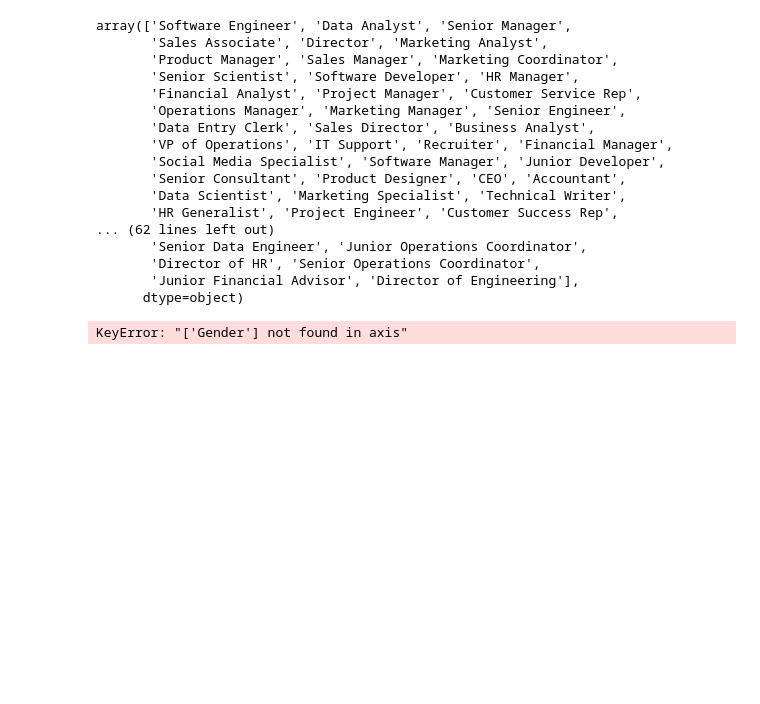
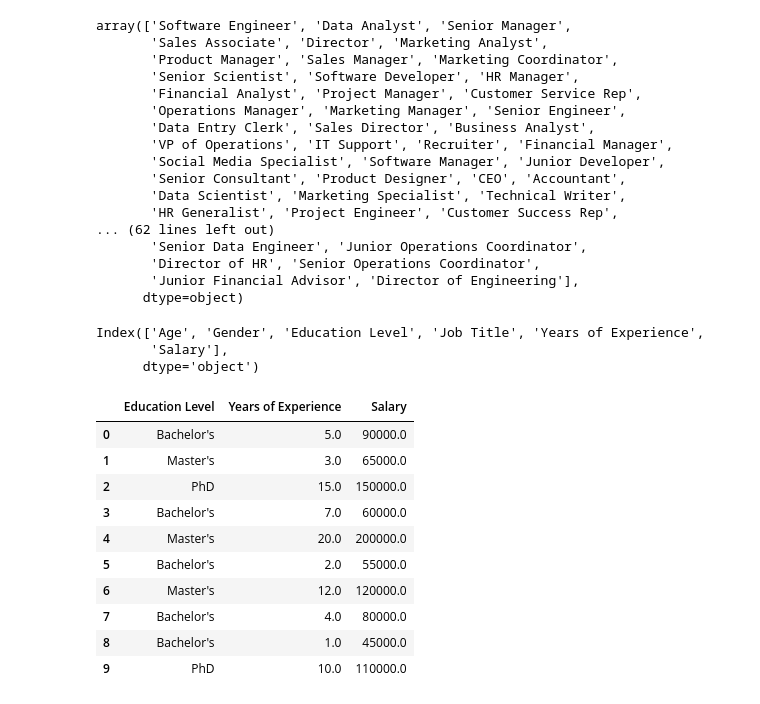
Before and after one commit to mayankanand2701/PredictXpert, a Jupyter notebook: Models/Salary Prediction Code.ipynb, the cells around one changed output. Drawn from its saved outputs; the diff is of its cells as text; code cells hidden in the pictures; blank space fills up the shorter version.

```diff
--- a/Models/Salary Prediction Code.ipynb
+++ b/Models/Salary Prediction Code.ipynb
@@ -120,8 +120,24 @@ array(['Software Engineer', 'Data Analyst', 'Senior Manager',
        'Director of HR', 'Senior Operations Coordinator',
        'Junior Financial Advisor', 'Director of Engineering'],
       dtype=object)
+# %%
+df1.columns
+# %% [output]
+Index(['Age', 'Gender', 'Education Level', 'Job Title', 'Years of Experience',
+       'Salary'],
+      dtype='object')
 # %%
-df1=df1.drop('Gender',axis=0)
-df1.head()
+df2= df1.drop( ['Age', 'Gender','Job Title'], axis=1)
+df2.head(10)
 # %% [output]
-KeyError: "['Gender'] not found in axis"
+|  | Education Level | Years of Experience | Salary |
+| 0 | Bachelor's | 5.0 | 90000.0 |
+| 1 | Master's | 3.0 | 65000.0 |
+| 2 | PhD | 15.0 | 150000.0 |
+| 3 | Bachelor's | 7.0 | 60000.0 |
+| 4 | Master's | 20.0 | 200000.0 |
+| 5 | Bachelor's | 2.0 | 55000.0 |
+| 6 | Master's | 12.0 | 120000.0 |
+| 7 | Bachelor's | 4.0 | 80000.0 |
+| 8 | Bachelor's | 1.0 | 45000.0 |
+| 9 | PhD | 10.0 | 110000.0 |
```
Also changed, not shown: parts of 21 cells of this notebook, 2 other files.
